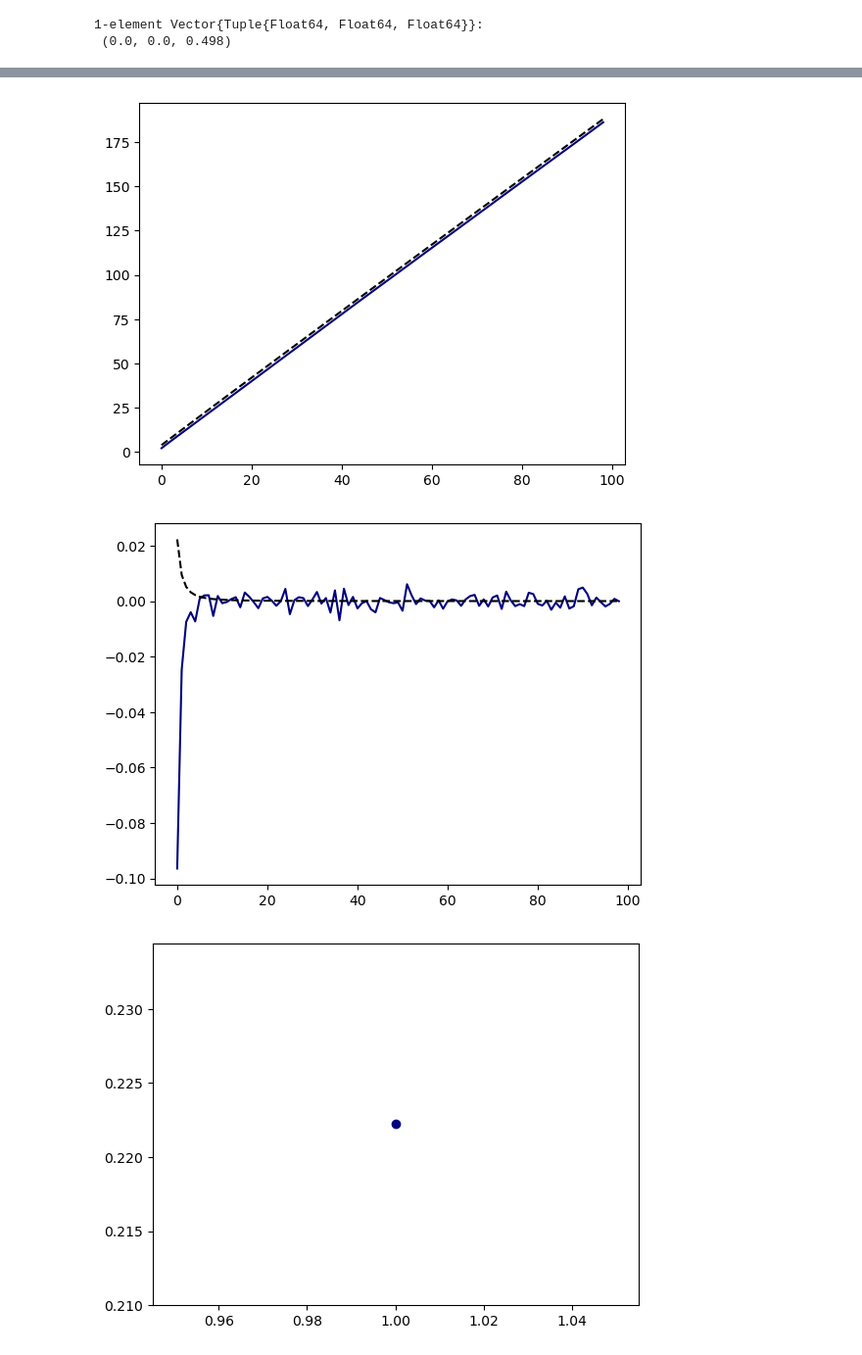
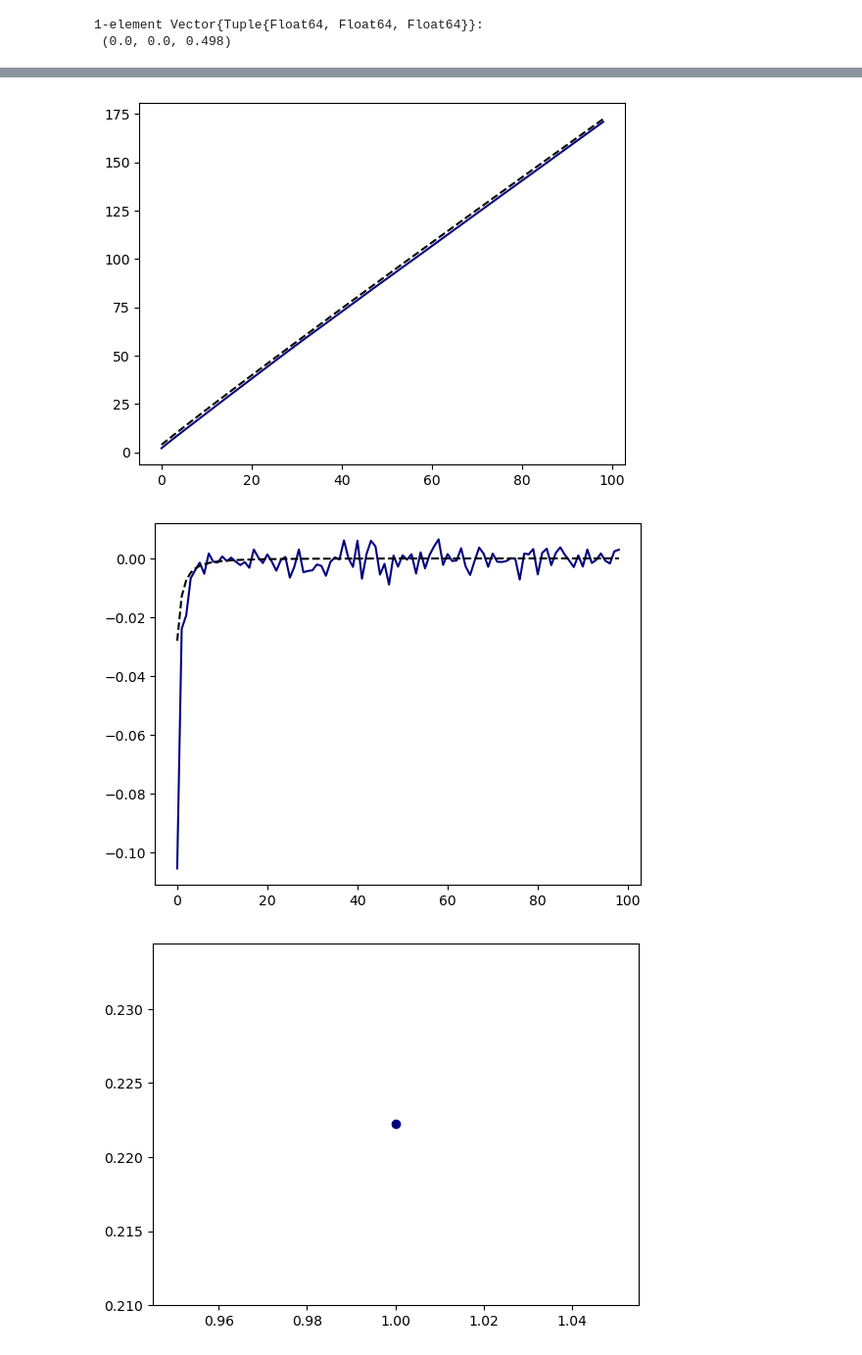
Before and after one commit to EmilySRichards/KineticMonteCarlo, a Jupyter notebook: PROJECT/Main.ipynb, the cells around one changed output, grey strips where cells are left out. Shown: that part at 98% size. Saved outputs shown, nothing was run; the diff lists cells and outputs as text; code cells hidden in the pictures.

```diff
--- a/PROJECT/Main.ipynb
+++ b/PROJECT/Main.ipynb
@@ -80,7 +79,7 @@ end
 # %% [markdown]
 ### Testing Data Structure
 # %%
-TestBasis = SquareBasis()
+TestBasis = KagomeBasis()
 L = [3, 3]
 PBC = [false, false]
 
@@ -88,6 +87,6 @@ cells, _ = LatticeGrid(L, PBC, TestBasis)
 vertices = cells[1]
 edges = cells[2]
 
-GroundState!(vertices, edges, false)
+GroundState!(cells, false)
 
 Lvertices, Ledges = LineGraph(vertices, edges);
@@ -562,9 +545,9 @@ L = [32, 32]
 PBC = [true, true]
 
 therm_runtime = floor(Int64,(maximum(L)./2)^2/2/length(L)/Dself) # 500
-runtime = 1000
+runtime = 5000
 tau = 2:100
-num_histories = 200
+num_histories = 25
 𝒽 = [0.0] #range(0, 1, length=7)
 
 T = []; # collect(range(0.01, 10.0, length=50));
@@ -631,23 +614,23 @@ end
 plot(2 .* length(L) .* D[1] .* tau .^ α[1], color=:black, "--")
 savefig("figs/MSD.png")
 # %% [output]
-[figure, old version]
+[figure, new version]
 # %%
 # step direction autocorrelation
 figure()
 for t in 1:size(VACF, 2)
     for i in 1:size(VACF, 3)
         if VACF[tau,t,i] != [NaN for _ in 1:size(VACF, 1)]
             #loglog(abs.(VACF[:,t,i]), color=colors[i])
             plot(VACF[tau,t,i], color=colors[i])
         end
     end
 end
 sgn = sign(VACF[findmax(abs.(VACF[:,1,1]))[2],1,1])
-plot(sgn .* length(L) .* abs(C[1]) .* tau .^ γ[1], color=:black, "--")
+plot(-sgn .* length(L) .* abs(C[1]) .* tau .^ γ[1], color=:black, "--")
 savefig("figs/VACF.png")
 # %% [output]
-[figure, old version]
+[figure, new version]
 # %%
 # estimate based on assuming the number of particles is <ϵ_i>/2λ/2 in single vertex approxn
 figure() # density of quasiparticles
```
Also changed, not shown: parts of 28 cells of this notebook, 4 other files.
